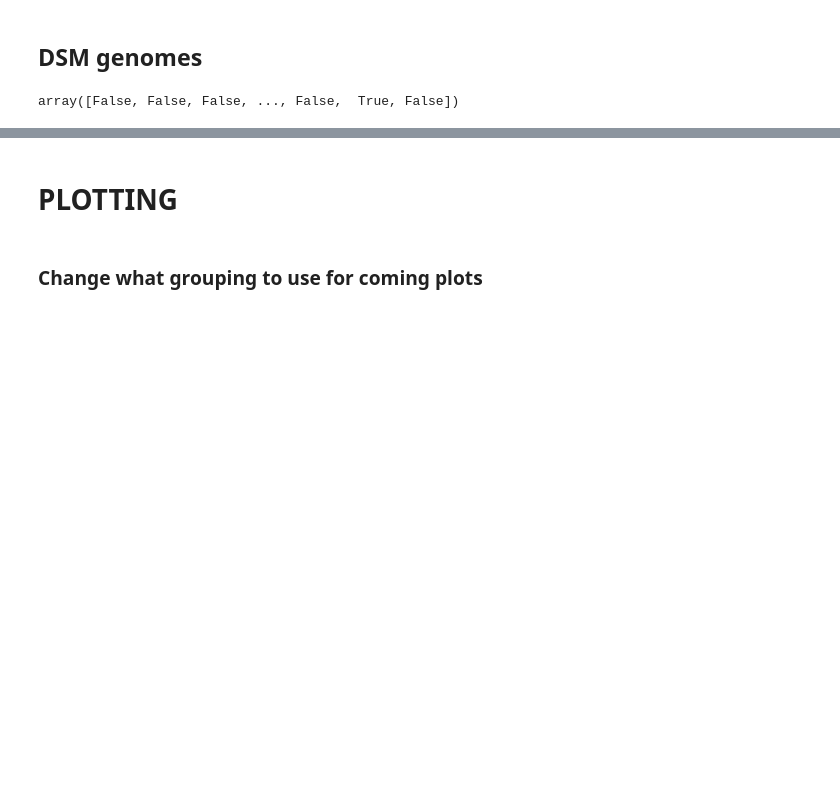
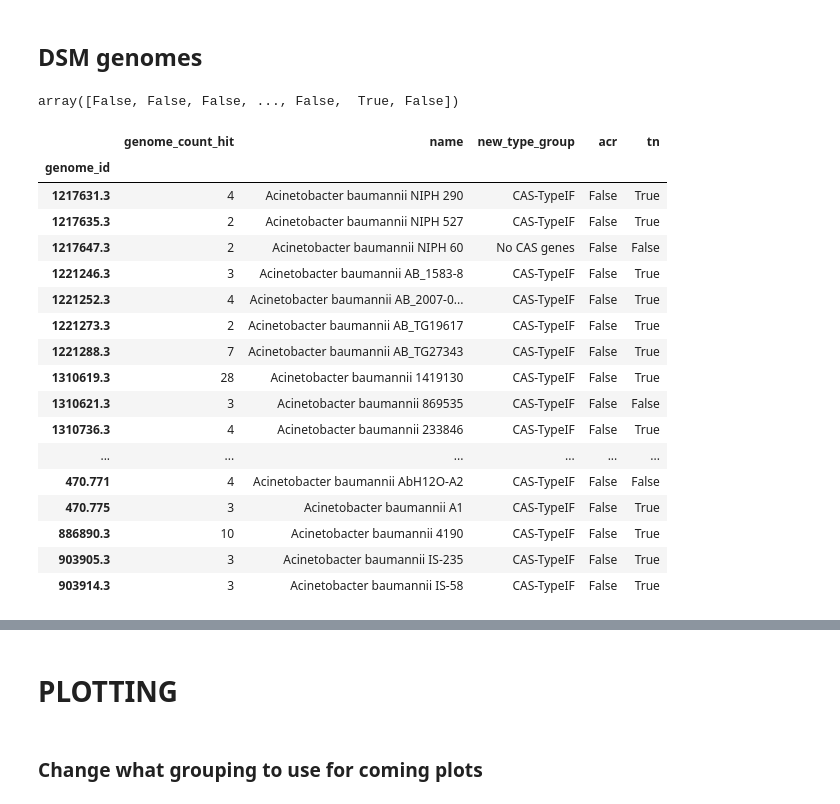
Before and after one commit to hwalinga/self-targeting-spacers-notebooks, a Jupyter notebook: main.ipynb, the cells around one changed output, grey strips where cells are left out. Drawn from its saved outputs; the diff is of its cells as text; code cells hidden in the pictures; blank space fills up the shorter version.

```diff
--- a/main.ipynb
+++ b/main.ipynb
@@ -662,27 +668,46 @@ array([False, False, False, ..., False,  True, False])
 # %%
 # df_analysis = df_uni.pipe(
 #     lambda df:
 #     df.groupby(by='genome_id').agg('first')
 #     .assign(
 #         genome_count_hit=df.groupby(by='genome_id')['array_id'].agg('count'),
 
 #     )
 # )
 df_analysis = df.pipe(
     lambda df:
     df.groupby(by='genome_id').pipe(
         lambda grouped:
         grouped.agg('first')
         .assign(
             genome_count_hit=grouped['array_id'].agg('count'),
             acr=grouped.first().index.isin(df_acr.index),
             tn=grouped.first().index.isin(df_tn.index)
         )
     )
 )
 
-# df_analysis[df_analysis['name'].str.contains("DSM") & (df_analysis['genome_count_hit'] > 1)][['genome_count_hit', 'name', 'new_type_group', 'acr', 'tn']]
-# .to_csv('/home/hielke/work/print_transport/dsm.csv', sep='\t')
+df_analysis[df_analysis['name'].str.contains("aumanni") & (df_analysis['genome_count_hit'] > 1)][['genome_count_hit', 'name', 'new_type_group', 'acr', 'tn']]
+# .to_csv('/home/hielke/work/print_transport/baumannii.csv', sep='\t')
+# %% [output]
+|  | genome_count_hit | name | new_type_group | acr | tn |
+| genome_id |  |  |  |  |  |
+| 1217631.3 | 4 | Acinetobacter baumannii NIPH 290 | CAS-TypeIF | False | True |
+| 1217635.3 | 2 | Acinetobacter baumannii NIPH 527 | CAS-TypeIF | False | True |
+| 1217647.3 | 2 | Acinetobacter baumannii NIPH 60 | No CAS genes | False | False |
+| 1221246.3 | 3 | Acinetobacter baumannii AB_1583-8 | CAS-TypeIF | False | True |
+| 1221252.3 | 4 | Acinetobacter baumannii AB_2007-0... | CAS-TypeIF | False | True |
+| 1221273.3 | 2 | Acinetobacter baumannii AB_TG19617 | CAS-TypeIF | False | True |
+| 1221288.3 | 7 | Acinetobacter baumannii AB_TG27343 | CAS-TypeIF | False | True |
+| 1310619.3 | 28 | Acinetobacter baumannii 1419130 | CAS-TypeIF | False | True |
+| 1310621.3 | 3 | Acinetobacter baumannii 869535 | CAS-TypeIF | False | False |
+| 1310736.3 | 4 | Acinetobacter baumannii 233846 | CAS-TypeIF | False | True |
+| ... | ... | ... | ... | ... | ... |
+| 470.771 | 4 | Acinetobacter baumannii AbH12O-A2 | CAS-TypeIF | False | False |
+| 470.775 | 3 | Acinetobacter baumannii A1 | CAS-TypeIF | False | True |
+| 886890.3 | 10 | Acinetobacter baumannii 4190 | CAS-TypeIF | False | True |
+| 903905.3 | 3 | Acinetobacter baumannii IS-235 | CAS-TypeIF | False | True |
+| 903914.3 | 3 | Acinetobacter baumannii IS-58 | CAS-TypeIF | False | True |
 # %%
 sts_acr_perc = df_analysis.groupby('new_type_group')['acr'].apply(lambda d: sum(d)/len(d)).rename("ACR in selfhit group")
 sts_tn_perc = df_analysis.groupby('new_type_group')['tn'].apply(lambda d: sum(d)/len(d)).rename("Transposon in selfhit group")
```
Also changed, not shown: parts of 22 cells of this notebook, 1 other file.
